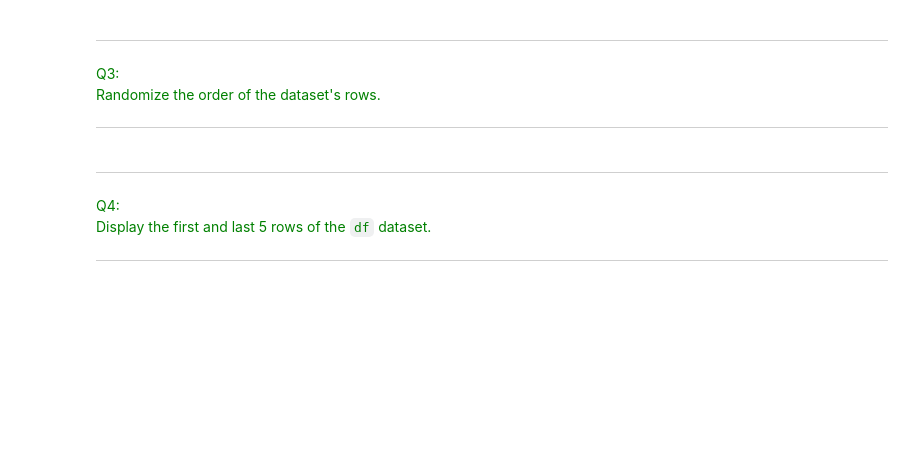
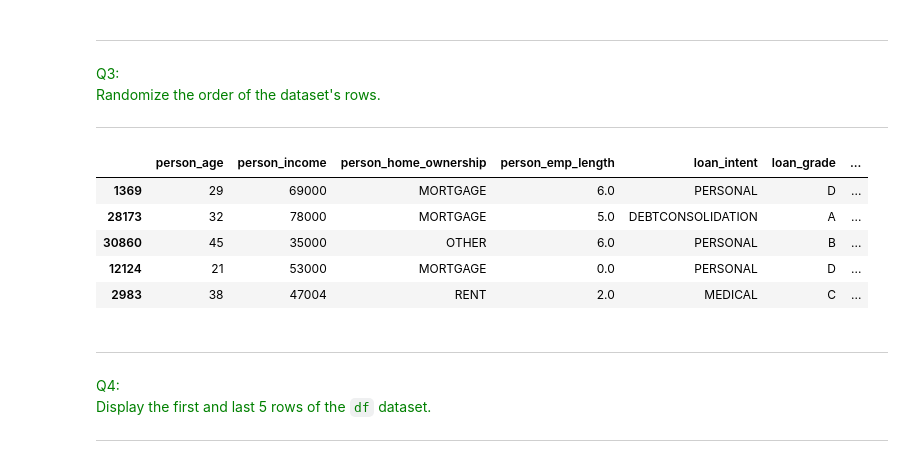
Before and after one commit to MetinLamby/MLforFinance, a Jupyter notebook: Programming_Sessions/Programming_Session_2/Programming_Session_2.ipynb, the cells around one changed output. Drawn from its saved outputs; the diff is of its cells as text; code cells hidden in the pictures; blank space fills up the shorter version.

```diff
--- a/Programming_Sessions/Programming_Session_2/Programming_Session_2.ipynb
+++ b/Programming_Sessions/Programming_Session_2/Programming_Session_2.ipynb
@@ -100,0 +93,2 @@ Load the dataset directly into pandas using the command `pd.read_csv(<paste_the_
+# %%
+df = pd.read_csv("https://raw.githubusercontent.com/Jandsy/ml_finance_imperial/refs/heads/main/Programming_Sessions/Programming_Session_2/credit_dataset.csv", index_col=0)
@@ -106,6 +116,16 @@ Randomize the order of the dataset's rows.
 </font>
 
 ---
+# %%
+df = df.sample(frac = 1)
+df.head()
+# %% [output]
+|  | person_age | person_income | person_home_ownership | person_emp_length | loan_intent | loan_grade | ... |
+| 1369 | 29 | 69000 | MORTGAGE | 6.0 | PERSONAL | D | ... |
+| 28173 | 32 | 78000 | MORTGAGE | 5.0 | DEBTCONSOLIDATION | A | ... |
+| 30860 | 45 | 35000 | OTHER | 6.0 | PERSONAL | B | ... |
+| 12124 | 21 | 53000 | MORTGAGE | 0.0 | PERSONAL | D | ... |
+| 2983 | 38 | 47004 | RENT | 2.0 | MEDICAL | C | ... |
 # %% [markdown]
 ---
 <font color=green>Q4:</font>
```
Also changed, not shown: parts of 12 cells of this notebook.
